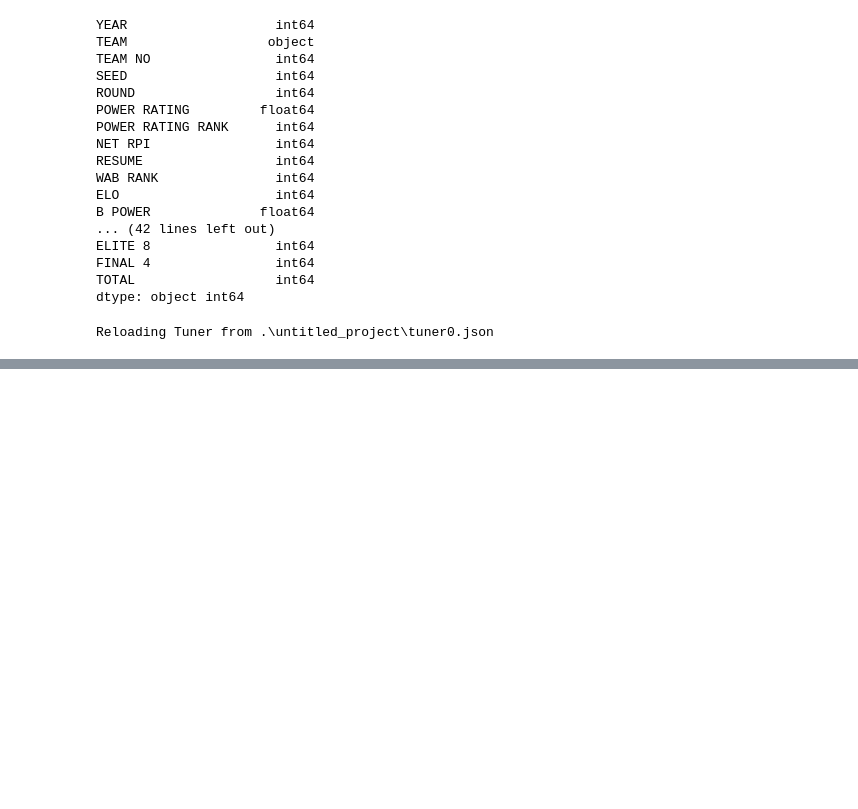
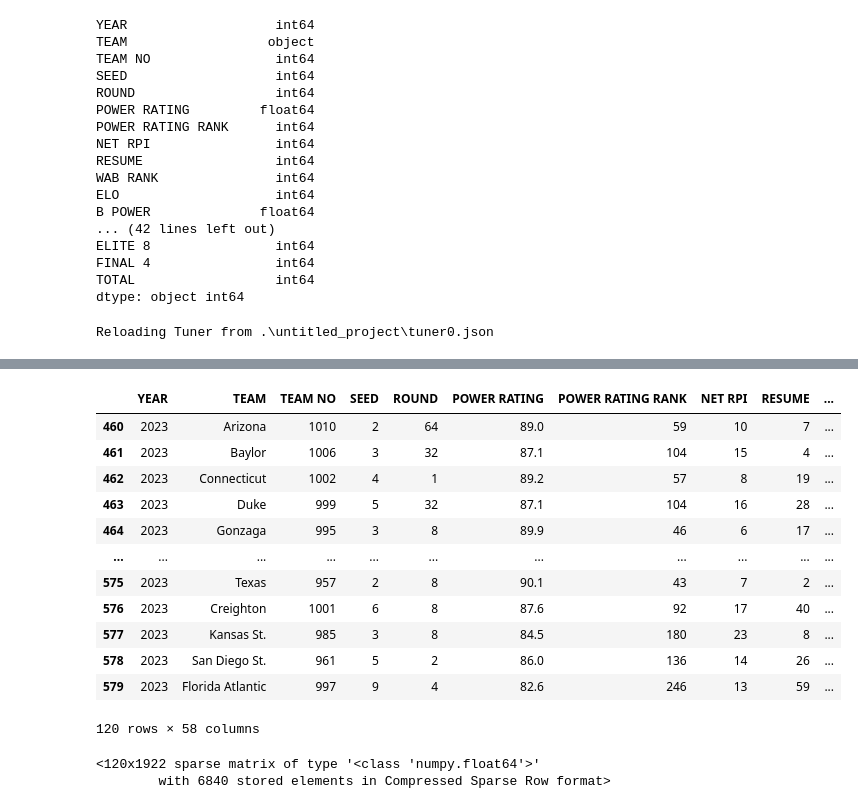
Before and after one commit to TGurke13/Final_Project, a Jupyter notebook: models.ipynb, the cells around one changed output, grey strips where cells are left out. Cells and saved outputs as stored; diff of their text form; code cells hidden in the pictures; blank space fills up the shorter version.

Commit message:
Need to finish the prediction

```diff
--- a/models.ipynb
+++ b/models.ipynb
@@ -164,0 +167,20 @@ Loss: -88.93331909179688, Accuracy: 0.8789808750152588
+# %%
+# predict the 2024 champ
+# get the 2024 data from the csv
+data = pd.read_csv('final_data.csv')
+data_2024 = data.loc[data['YEAR'] == 2023]
+data_2024
+# %% [output]
+|  | YEAR | TEAM | TEAM NO | SEED | ROUND | POWER RATING | POWER RATING RANK | NET RPI | RESUME | ... |
+| 460 | 2023 | Arizona | 1010 | 2 | 64 | 89.0 | 59 | 10 | 7 | ... |
+| 461 | 2023 | Baylor | 1006 | 3 | 32 | 87.1 | 104 | 15 | 4 | ... |
+| 462 | 2023 | Connecticut | 1002 | 4 | 1 | 89.2 | 57 | 8 | 19 | ... |
+| 463 | 2023 | Duke | 999 | 5 | 32 | 87.1 | 104 | 16 | 28 | ... |
+| 464 | 2023 | Gonzaga | 995 | 3 | 8 | 89.9 | 46 | 6 | 17 | ... |
+| ... | ... | ... | ... | ... | ... | ... | ... | ... | ... | ... |
+| 575 | 2023 | Texas | 957 | 2 | 8 | 90.1 | 43 | 7 | 2 | ... |
+| 576 | 2023 | Creighton | 1001 | 6 | 8 | 87.6 | 92 | 17 | 40 | ... |
+| 577 | 2023 | Kansas St. | 985 | 3 | 8 | 84.5 | 180 | 23 | 8 | ... |
+| 578 | 2023 | San Diego St. | 961 | 5 | 2 | 86.0 | 136 | 14 | 26 | ... |
+| 579 | 2023 | Florida Atlantic | 997 | 9 | 4 | 82.6 | 246 | 13 | 59 | ... |
+120 rows × 58 columns
@@ -164,0 +191,5 @@ Loss: -88.93331909179688, Accuracy: 0.8789808750152588
+# %%
+X_2024
+# %% [output]
+<120x1922 sparse matrix of type '<class 'numpy.float64'>'
+        with 6840 stored elements in Compressed Sparse Row format>
```
Also changed, not shown: parts of 6 cells of this notebook.
